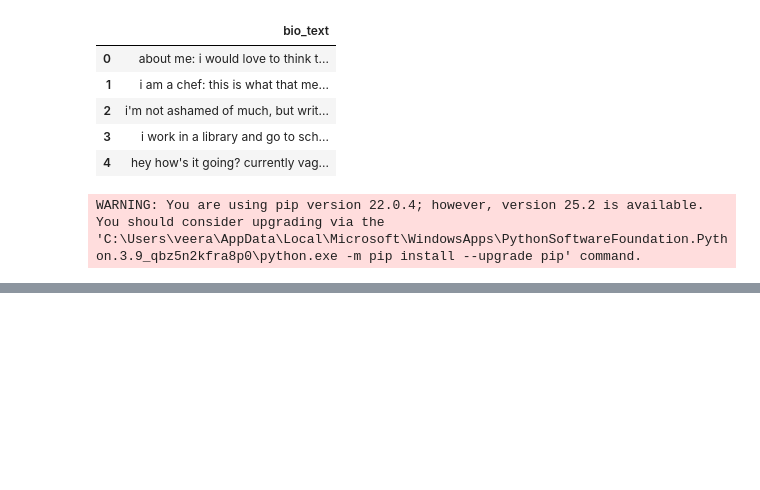
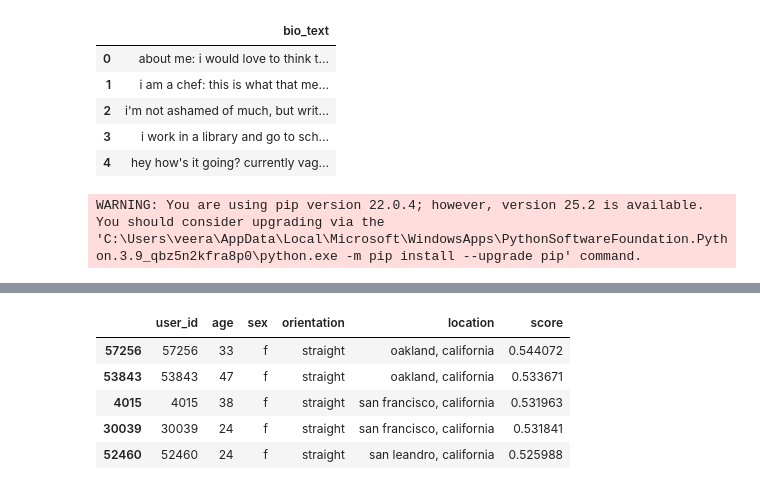
Before and after one commit to KrishaVeera/Decoding-the-Dating-Game, a Jupyter notebook: Calc_Embeddings_Model Training.ipynb, the cells around one changed output, grey strips where cells are left out. Saved outputs shown, nothing was run; the diff lists cells and outputs as text; code cells hidden in the pictures; blank space fills up the shorter version.

```diff
--- a/Calc_Embeddings_Model Training.ipynb
+++ b/Calc_Embeddings_Model Training.ipynb
@@ -139,0 +278,30 @@ top_k_semantic_neighbors(user_id=1234, k=5)
+# %%
+ """Keep only candidates whose age satisfies the half-your-age-plus-seven rule in both directions."""
+def filter_by_age_half_plus_seven(user_id, candidates):
+    # Get query user's age
+    q_age = int(df.loc[df["user_id"] == user_id, "age"].iloc[0])
+    # Query's acceptable range
+    q_min = (q_age / 2) + 7
+    q_max = (q_age - 7) * 2
+
+    def mutual_age_ok(row):
+        cand_age = int(row["age"])
+        # Candidate's acceptable range
+        c_min = (cand_age / 2) + 7
+        c_max = (cand_age - 7) * 2
+
+        # Both must find each other acceptable
+        return (q_min <= cand_age <= q_max) and (c_min <= q_age <= c_max)
+
+    filtered = candidates[candidates.apply(mutual_age_ok, axis=1)].copy()
+    return filtered
+# %%
+cands = filter_by_age_half_plus_seven(1234, cands)
+cands.head(5)
+# %% [output]
+|  | user_id | age | sex | orientation | location | score |
+| 57256 | 57256 | 33 | f | straight | oakland, california | 0.544072 |
+| 53843 | 53843 | 47 | f | straight | oakland, california | 0.533671 |
+| 4015 | 4015 | 38 | f | straight | san francisco, california | 0.531963 |
+| 30039 | 30039 | 24 | f | straight | san francisco, california | 0.531841 |
+| 52460 | 52460 | 24 | f | straight | san leandro, california | 0.525988 |
```
Also changed, not shown: parts of 11 cells of this notebook.
